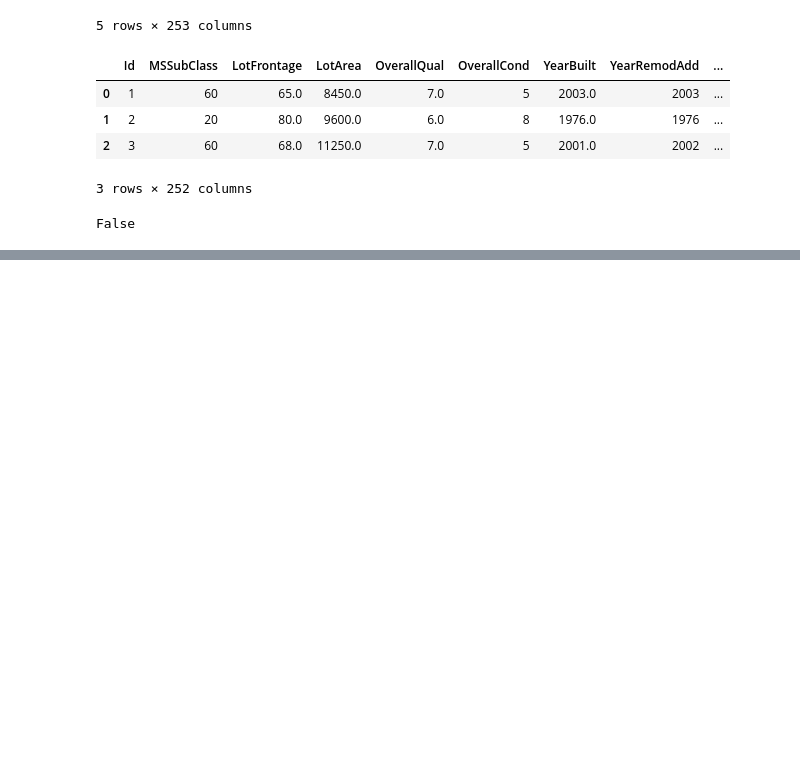
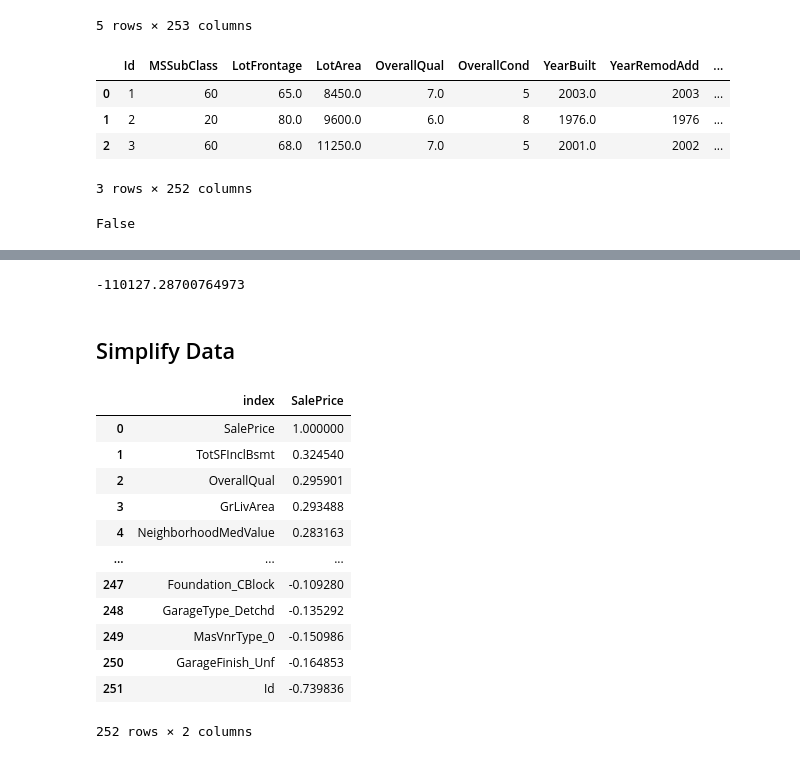
Before and after one commit to ChrisJtron/Ames_Iowa_Predictions, a Jupyter notebook: Kaggle_Housing_Prices/Keras_Sequential.ipynb, the cells around one changed output, grey strips where cells are left out. Drawn from its saved outputs; the diff is of its cells as text; code cells hidden in the pictures; blank space fills up the shorter version.

```diff
--- a/Kaggle_Housing_Prices/Keras_Sequential.ipynb
+++ b/Kaggle_Housing_Prices/Keras_Sequential.ipynb
@@ -83,0 +119,29 @@ Epoch 70/70
+# %%
+rnd_cv.best_score_
+# %% [output]
+-110127.28700764973
+# %% [markdown]
+## Simplify Data
+# %%
+corr_matrix=Data.corr()
+corrs=corr_matrix['SalePrice'].sort_values(ascending=False)
+# %%
+DF=pd.DataFrame(corrs)
+# %%
+DF.reset_index(inplace=True)
+# %%
+DF
+# %% [output]
+|  | index | SalePrice |
+| 0 | SalePrice | 1.000000 |
+| 1 | TotSFInclBsmt | 0.324540 |
+| 2 | OverallQual | 0.295901 |
+| 3 | GrLivArea | 0.293488 |
+| 4 | NeighborhoodMedValue | 0.283163 |
+| ... | ... | ... |
+| 247 | Foundation_CBlock | -0.109280 |
+| 248 | GarageType_Detchd | -0.135292 |
+| 249 | MasVnrType_0 | -0.150986 |
+| 250 | GarageFinish_Unf | -0.164853 |
+| 251 | Id | -0.739836 |
+252 rows × 2 columns
```
Also changed, not shown: parts of 19 cells of this notebook.
